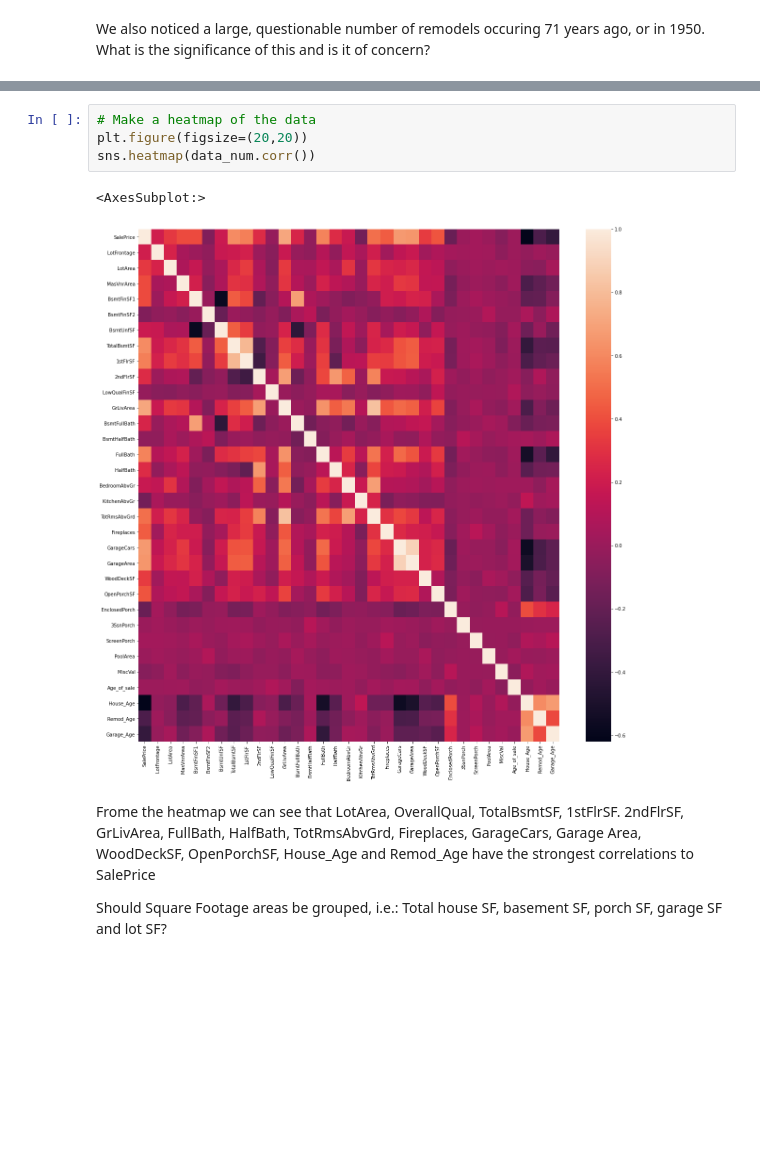
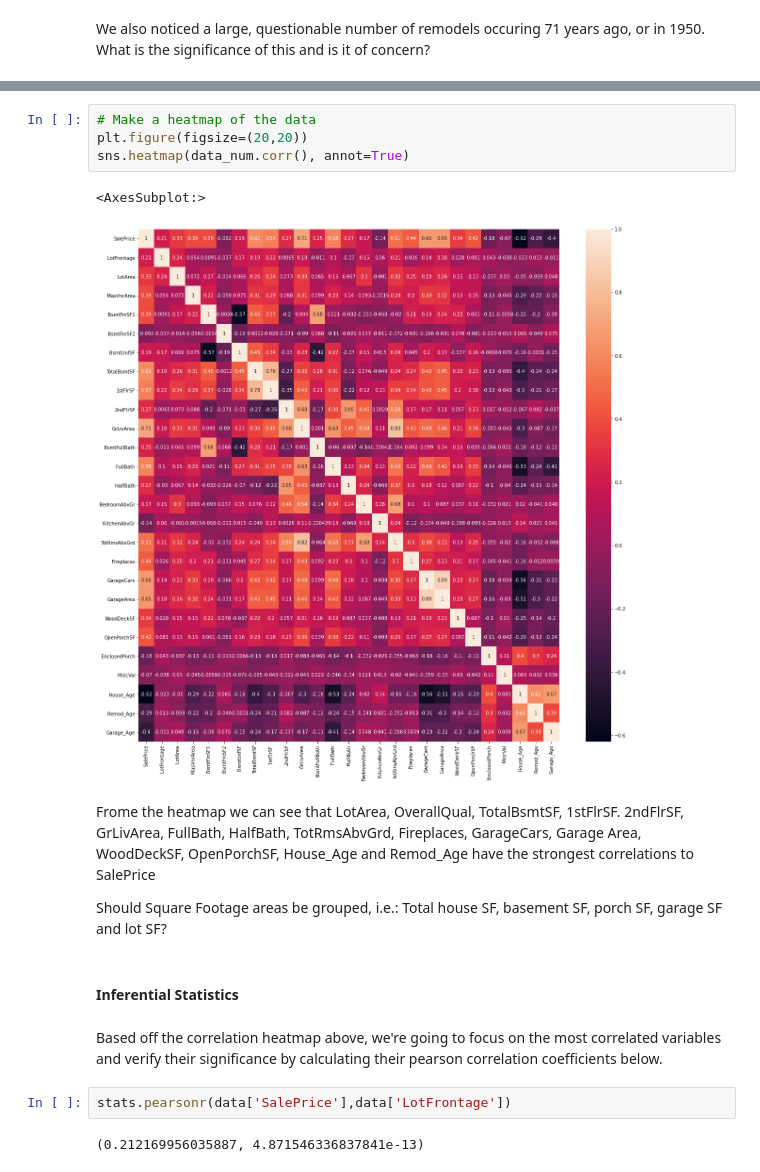
Before and after one commit to nroller28/CapstoneTwo, a Jupyter notebook: CapstoneTwoEDA.ipynb, the cells around one changed output, grey strips where cells are left out. Drawn from its saved outputs; the diff is of its cells as text; blank space fills up the shorter version.

```diff
--- a/CapstoneTwoEDA.ipynb
+++ b/CapstoneTwoEDA.ipynb
@@ -443,11 +1157,19 @@ sns.heatmap(data.corr());
 # %%
 # Make a heatmap of the data
 plt.figure(figsize=(20,20))
-sns.heatmap(data_num.corr())
+sns.heatmap(data_num.corr(), annot=True)
 # %% [output]
 <AxesSubplot:>
-[figure, old version]
+[figure, new version]
 # %% [markdown]
 Frome the heatmap we can see that LotArea, OverallQual, TotalBsmtSF, 1stFlrSF. 2ndFlrSF, GrLivArea, FullBath, HalfBath, TotRmsAbvGrd, Fireplaces, GarageCars, Garage Area, WoodDeckSF, OpenPorchSF, House_Age and Remod_Age have the strongest correlations to SalePrice
 
 Should Square Footage areas be grouped, i.e.: Total house SF, basement SF, porch SF, garage SF and lot SF?
+# %% [markdown]
+#### Inferential Statistics
+# %% [markdown]
+Based off the correlation heatmap above, we're going to focus on the most correlated variables and verify their significance by calculating their pearson correlation coefficients below.
+# %%
+stats.pearsonr(data['SalePrice'],data['LotFrontage'])
+# %% [output]
+(0.212169956035887, 4.871546336837841e-13)
```
Also changed, not shown: parts of 221 cells of this notebook, 2 other files.
